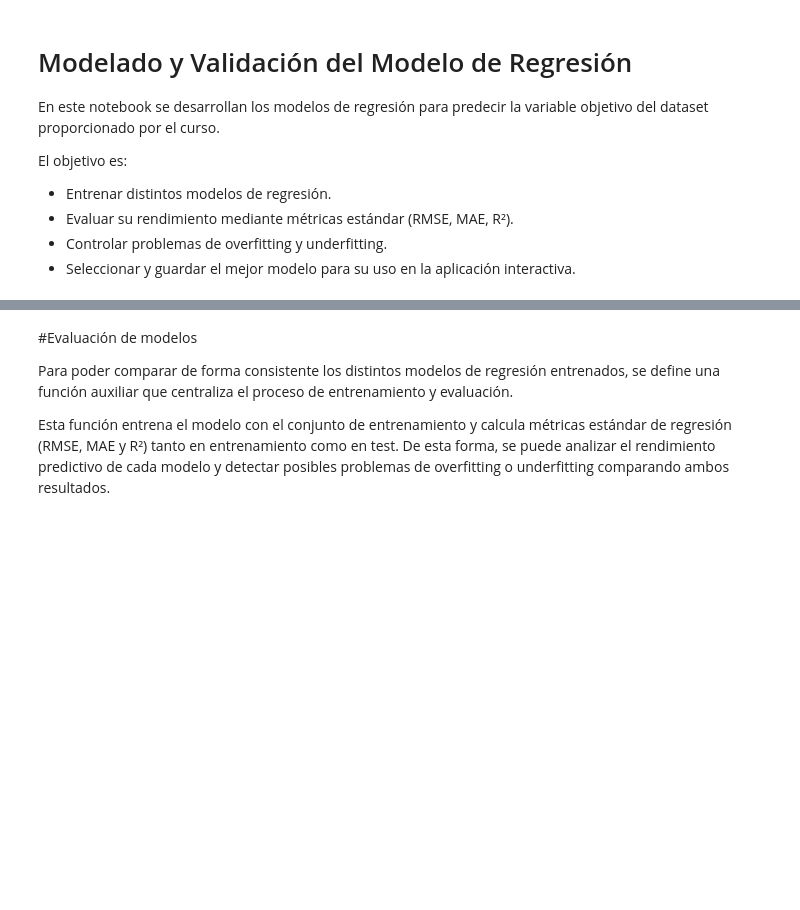
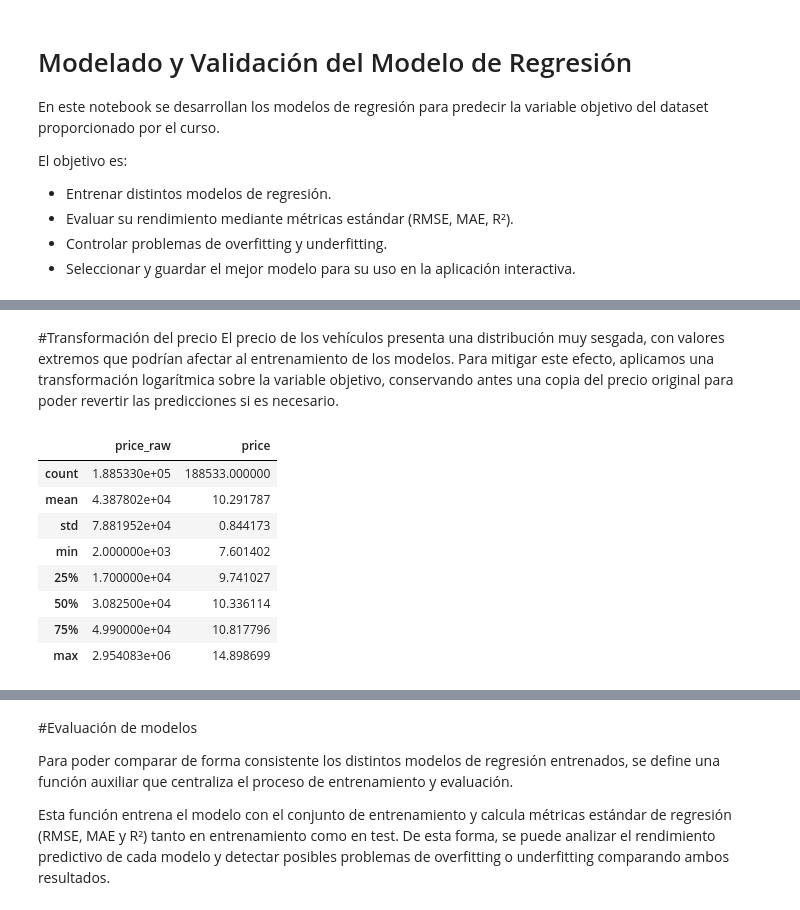
Before and after one commit to PabloRodMu/Proyecto-Regresion, a Jupyter notebook: modeling_and_validation.ipynb, the cells around one changed output, grey strips where cells are left out. Drawn from its saved outputs; the diff is of its cells as text; code cells hidden in the pictures; blank space fills up the shorter version.

Commit message:
subida del notebook del modelo y los archivos generados

```diff
--- a/modeling_and_validation.ipynb
+++ b/modeling_and_validation.ipynb
@@ -33,0 +152,10 @@ df.head()
+# %%
+df = df.drop(
+    columns=[
+        "engine",
+        "transmission",
+        "fuel_type_–",
+        "fuel_type_not supported"
+    ]
+)
+df.info()
@@ -33,0 +180,21 @@ df.head()
+# %% [markdown]
+#Transformación del precio
+El precio de los vehículos presenta una distribución muy sesgada, con valores extremos que podrían afectar al entrenamiento de los modelos. Para mitigar este efecto, aplicamos una transformación logarítmica sobre la variable objetivo, conservando antes una copia del precio original para poder revertir las predicciones si es necesario.
+# %%
+# Copia de seguridad del precio original
+df["price_raw"] = df["price"]
+
+# Log-transform del target
+df["price"] = np.log1p(df["price"])
+# %%
+df[["price_raw", "price"]].describe()
+# %% [output]
+|  | price_raw | price |
+| count | 1.885330e+05 | 188533.000000 |
+| mean | 4.387802e+04 | 10.291787 |
+| std | 7.881952e+04 | 0.844173 |
+| min | 2.000000e+03 | 7.601402 |
+| 25% | 1.700000e+04 | 9.741027 |
+| 50% | 3.082500e+04 | 10.336114 |
+| 75% | 4.990000e+04 | 10.817796 |
+| max | 2.954083e+06 | 14.898699 |
```
Also changed, not shown: parts of 55 cells of this notebook, 5 other files.
